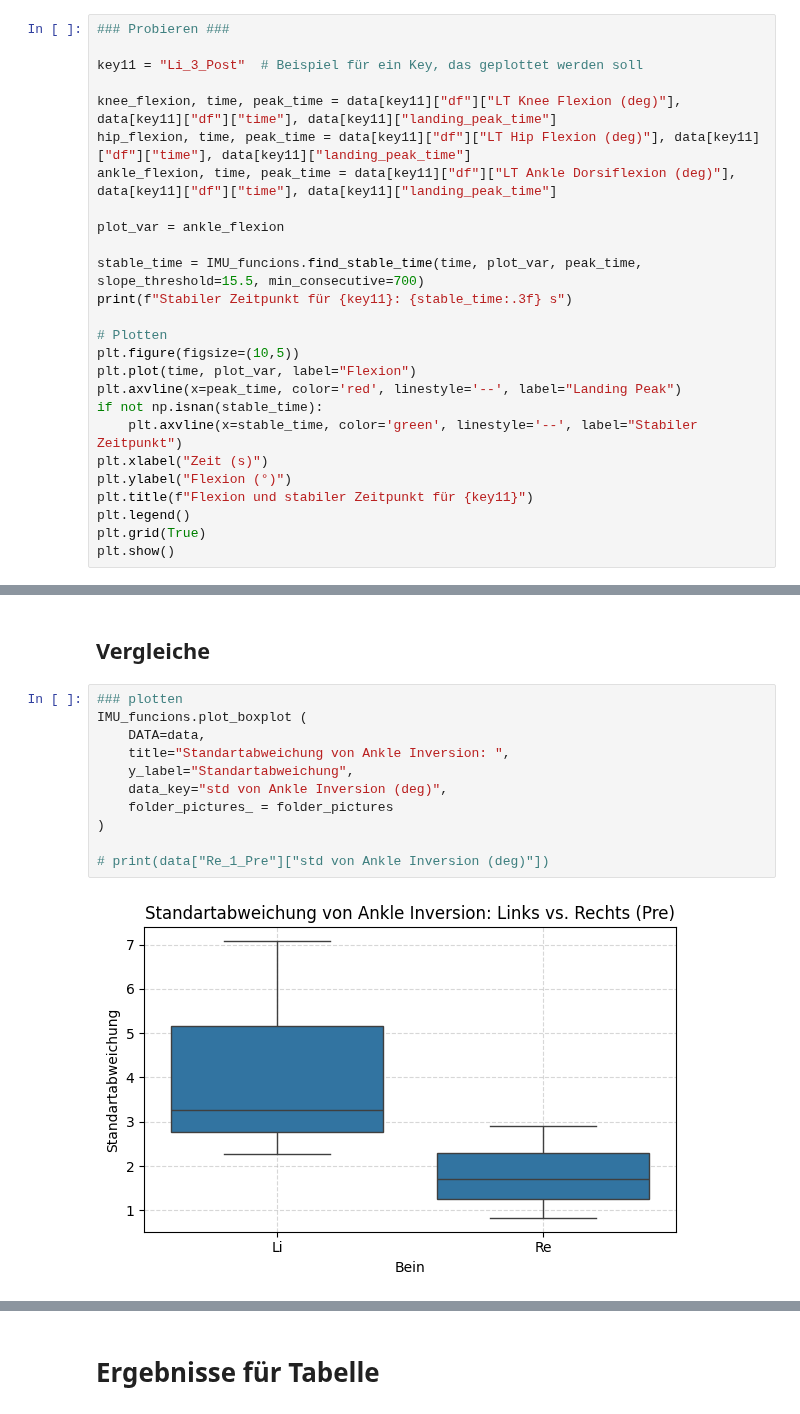
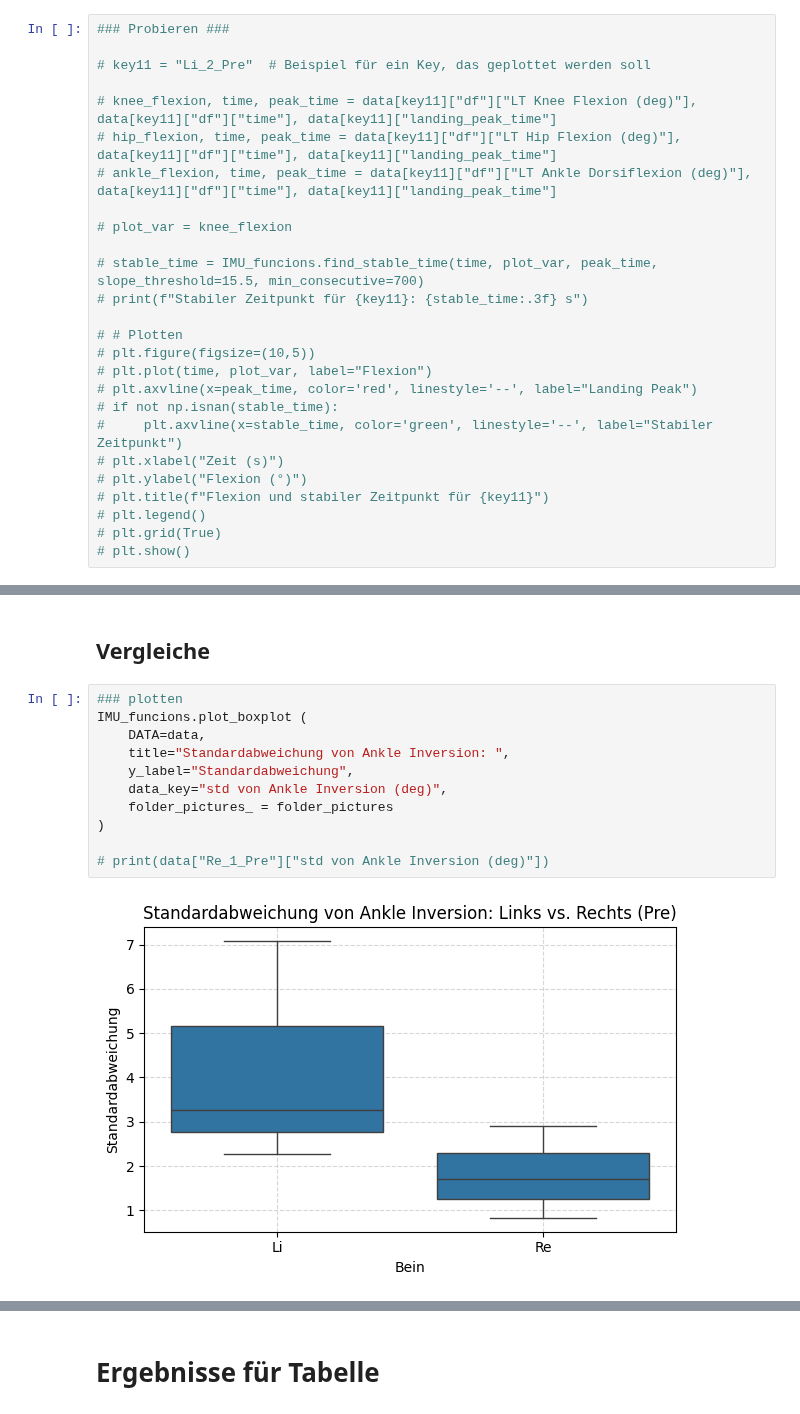
Before and after one commit to TillSchroeter/BewA_Stability, a Jupyter notebook: IMU_Auswertung_B.ipynb, the cells around one changed output, grey strips where cells are left out. Cells and saved outputs as stored; diff of their text form.

```diff
--- a/IMU_Auswertung_B.ipynb
+++ b/IMU_Auswertung_B.ipynb
@@ -172,26 +171,26 @@ Stabiler Zeitpunkt für Re_3_Post (RT Ankle Dorsiflexion (deg)): 3.359 s
 # %%
 ### Probieren ###
 
-key11 = "Li_3_Post"  # Beispiel für ein Key, das geplottet werden soll
+# key11 = "Li_2_Pre"  # Beispiel für ein Key, das geplottet werden soll
 
-knee_flexion, time, peak_time = data[key11]["df"]["LT Knee Flexion (deg)"], data[key11]["df"]["time"], data[key11]["landing_peak_time"]
-hip_flexion, time, peak_time = data[key11]["df"]["LT Hip Flexion (deg)"], data[key11]["df"]["time"], data[key11]["landing_peak_time"]
-ankle_flexion, time, peak_time = data[key11]["df"]["LT Ankle Dorsiflexion (deg)"], data[key11]["df"]["time"], data[key11]["landing_peak_time"]
+# knee_flexion, time, peak_time = data[key11]["df"]["LT Knee Flexion (deg)"], data[key11]["df"]["time"], data[key11]["landing_peak_time"]
+# hip_flexion, time, peak_time = data[key11]["df"]["LT Hip Flexion (deg)"], data[key11]["df"]["time"], data[key11]["landing_peak_time"]
+# ankle_flexion, time, peak_time = data[key11]["df"]["LT Ankle Dorsiflexion (deg)"], data[key11]["df"]["time"], data[key11]["landing_peak_time"]
 
-plot_var = ankle_flexion
+# plot_var = knee_flexion
 
-stable_time = IMU_funcions.find_stable_time(time, plot_var, peak_time, slope_threshold=15.5, min_consecutive=700)
-print(f"Stabiler Zeitpunkt für {key11}: {stable_time:.3f} s")
+# stable_time = IMU_funcions.find_stable_time(time, plot_var, peak_time, slope_threshold=15.5, min_consecutive=700)
+# print(f"Stabiler Zeitpunkt für {key11}: {stable_time:.3f} s")
 
-# Plotten
-plt.figure(figsize=(10,5))
-plt.plot(time, plot_var, label="Flexion")
-plt.axvline(x=peak_time, color='red', linestyle='--', label="Landing Peak")
-if not np.isnan(stable_time):
-    plt.axvline(x=stable_time, color='green', linestyle='--', label="Stabiler Zeitpunkt")
-plt.xlabel("Zeit (s)")
-plt.ylabel("Flexion (°)")
-plt.title(f"Flexion und stabiler Zeitpunkt für {key11}")
-plt.legend()
-plt.grid(True)
-plt.show()
+# # Plotten
+# plt.figure(figsize=(10,5))
+# plt.plot(time, plot_var, label="Flexion")
+# plt.axvline(x=peak_time, color='red', linestyle='--', label="Landing Peak")
+# if not np.isnan(stable_time):
+#     plt.axvline(x=stable_time, color='green', linestyle='--', label="Stabiler Zeitpunkt")
+# plt.xlabel("Zeit (s)")
+# plt.ylabel("Flexion (°)")
+# plt.title(f"Flexion und stabiler Zeitpunkt für {key11}")
+# plt.legend()
+# plt.grid(True)
+# plt.show()
@@ -482,15 +479,15 @@ Standardabweichung für Ankle Dorsiflexion von Re_3_Post: 3.565
 # %%
 ### plotten
 IMU_funcions.plot_boxplot (
     DATA=data,
-    title="Standartabweichung von Ankle Inversion: ",
-    y_label="Standartabweichung",
+    title="Standardabweichung von Ankle Inversion: ",
+    y_label="Standardabweichung",
     data_key="std von Ankle Inversion (deg)",
     folder_pictures_ = folder_pictures
 )
 
 # print(data["Re_1_Pre"]["std von Ankle Inversion (deg)"])
 # %% [output]
-[figure, old version]
+[figure, new version]
 [figure]
 [figure]
```
Also changed, not shown: parts of 8 cells of this notebook, 49 other files.
